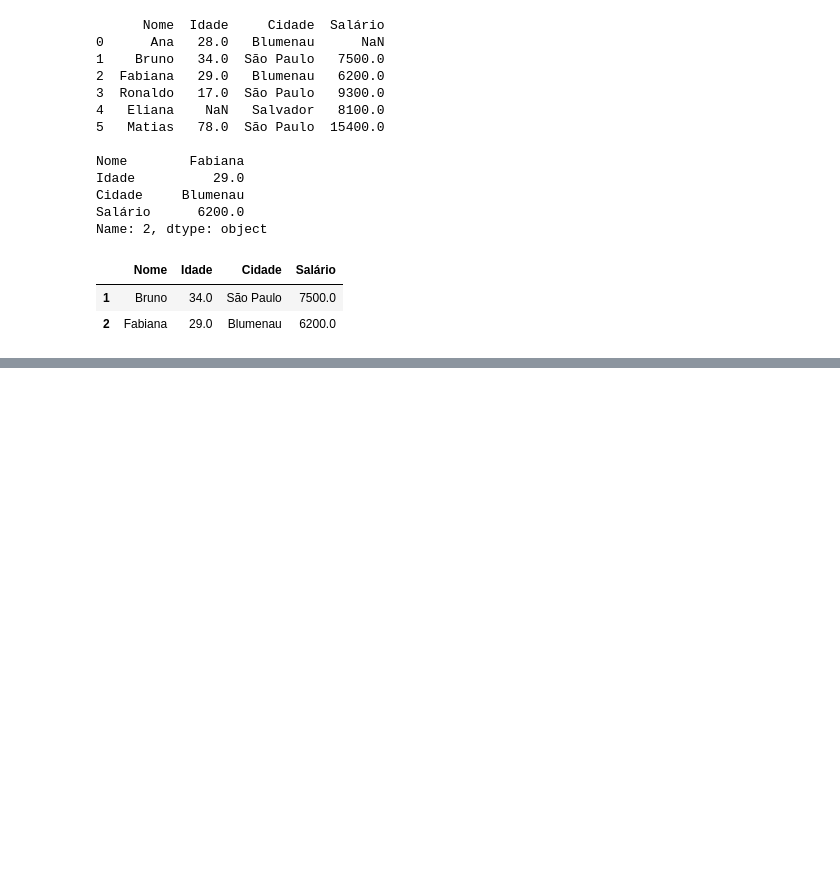
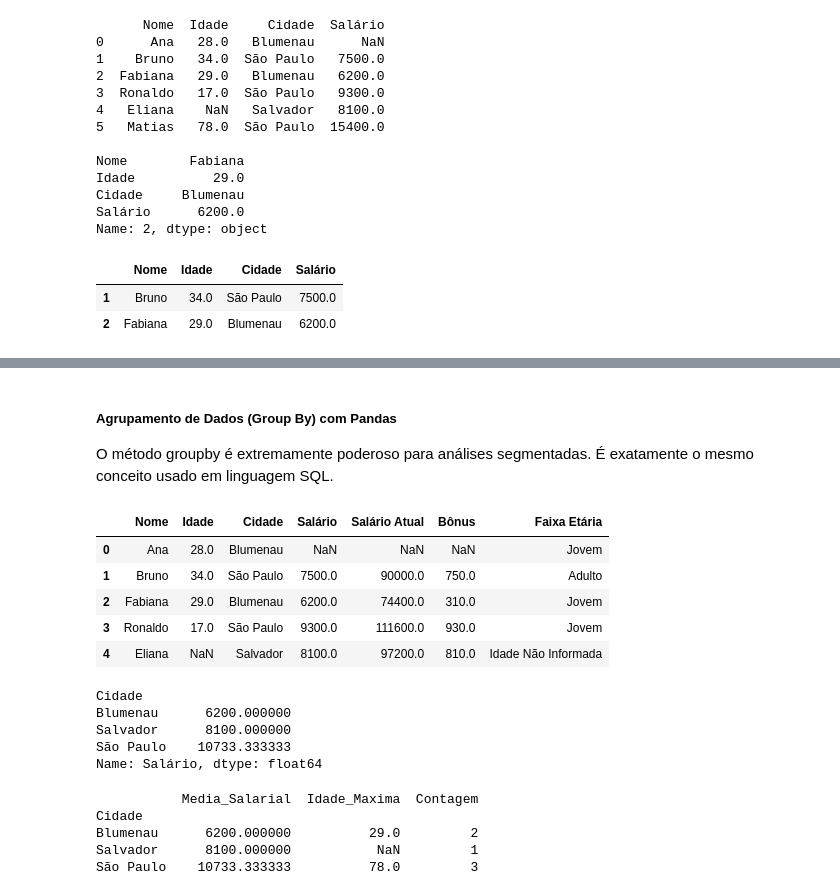
Before and after one commit to josuejr3/Data_and_IA, a Jupyter notebook: Data_Science_Academy/Pandas/Codes/pandas_pt1.ipynb, the cells around one changed output, grey strips where cells are left out. Cells and saved outputs as stored; diff of their text form; code cells hidden in the pictures; blank space fills up the shorter version.

```diff
--- a/Data_Science_Academy/Pandas/Codes/pandas_pt1.ipynb
+++ b/Data_Science_Academy/Pandas/Codes/pandas_pt1.ipynb
@@ -176,0 +417,39 @@ all_columns_1_3_lines.head()
+# %% [markdown]
+##### Agrupamento de Dados (Group By) com Pandas
+
+O método groupby é extremamente poderoso para análises segmentadas. É exatamente o mesmo conceito usado em linguagem SQL.
+# %%
+df.head()
+# %% [output]
+|  | Nome | Idade | Cidade | Salário | Salário Atual | Bônus | Faixa Etária |
+| 0 | Ana | 28.0 | Blumenau | NaN | NaN | NaN | Jovem |
+| 1 | Bruno | 34.0 | São Paulo | 7500.0 | 90000.0 | 750.0 | Adulto |
+| 2 | Fabiana | 29.0 | Blumenau | 6200.0 | 74400.0 | 310.0 | Jovem |
+| 3 | Ronaldo | 17.0 | São Paulo | 9300.0 | 111600.0 | 930.0 | Jovem |
+| 4 | Eliana | NaN | Salvador | 8100.0 | 97200.0 | 810.0 | Idade Não Informada |
+# %%
+# Agrupando os dados por "Cidade" e calculando a média de "Salario" para cada cidade
+
+media_salario_cidade = df.groupby("Cidade")["Salário"].mean()
+print(media_salario_cidade)
+# %% [output]
+Cidade
+Blumenau      6200.000000
+Salvador      8100.000000
+São Paulo    10733.333333
+Name: Salário, dtype: float64
+# %%
+# Agrupando por cidade e calculando múltiplas agregações
+
+agregacoes_cidade = df.groupby("Cidade").agg(Media_Salarial = ("Salário", "mean"),
+                                             Idade_Maxima = ("Idade", "max"),
+                                             Contagem = ("Nome", "count"))
+
+
+print(agregacoes_cidade)
+# %% [output]
+           Media_Salarial  Idade_Maxima  Contagem
+Cidade
+Blumenau      6200.000000          29.0         2
+Salvador      8100.000000           NaN         1
+São Paulo    10733.333333          78.0         3
```
Also changed, not shown: parts of 49 cells of this notebook, 4 other files.
